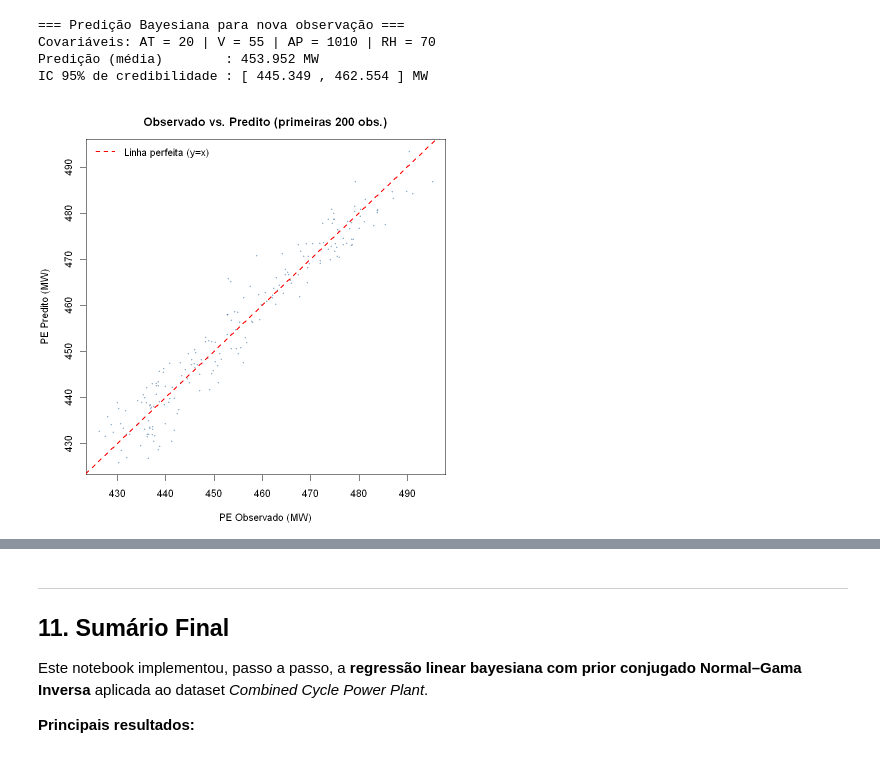
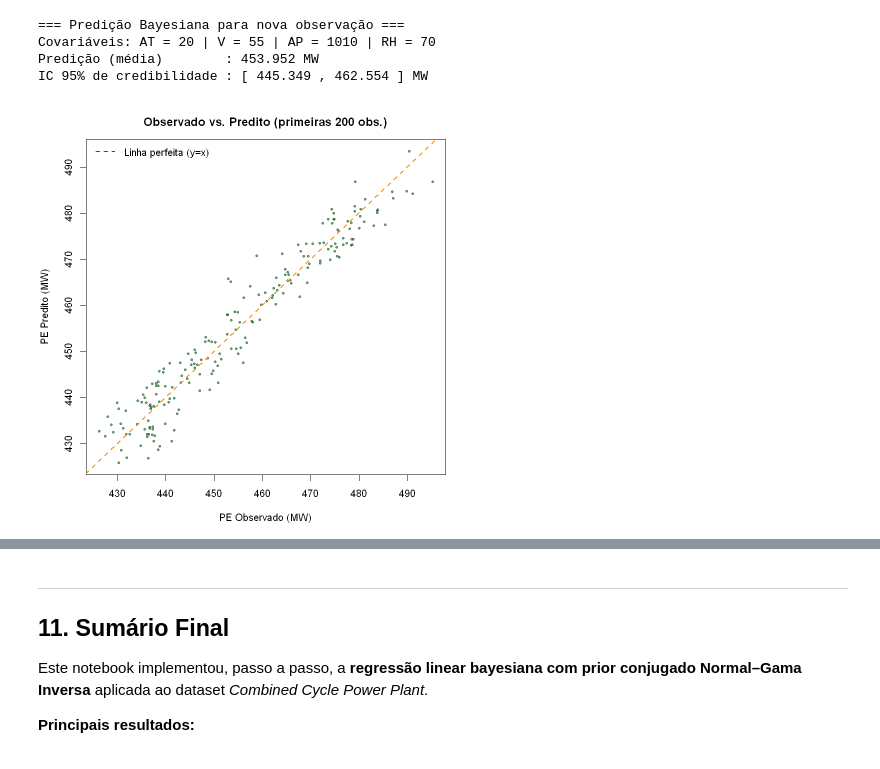
Before and after one commit to Marcehlin/Atividades-2026_1, a Jupyter notebook: Bayesiana/Trtabalho Bayesiana/regressao_bayesiana_ccpp.ipynb, the cells around one changed output, grey strips where cells are left out. Saved outputs shown, nothing was run; the diff lists cells and outputs as text; code cells hidden in the pictures.

```diff
--- a/Bayesiana/Trtabalho Bayesiana/amiguinho regressao_bayesiana_ccpp.ipynb
+++ b/Bayesiana/Trtabalho Bayesiana/regressao_bayesiana_ccpp.ipynb
@@ -700,16 +700,16 @@ IC 95% de credibilidade : [ 445.349 , 462.554 ] MW
 # %%
 # Avaliação preditiva: predições vs valores observados (primeiras 500 obs.)
 idx_aval <- 1:200
 Y_pred_med <- as.numeric(X[idx_aval, ] %*% mu_n)
 
 par(mfrow = c(1, 1), mar = c(4, 4, 3, 1))
 plot(Y[idx_aval], Y_pred_med,
      xlab = "PE Observado (MW)", ylab = "PE Predito (MW)",
      main = "Observado vs. Predito (primeiras 200 obs.)",
-     pch = 20, cex = 0.5,
-     col = adjustcolor("#4E79A7", alpha.f = 0.6))
-abline(0, 1, col = "red", lwd = 2, lty = 2)
+     pch = 19, cex = 0.5,
+     col = adjustcolor("#1a5c24", alpha.f = 0.6))
+abline(0, 1, col = "darkorange", lwd = 2, lty = 2)
 legend("topleft", legend = "Linha perfeita (y=x)",
        col = "red", lty = 2, lwd = 2, bty = "n")
 # %% [output]
-[figure, old version]
+[figure, new version]
```
Also changed, not shown: parts of 1 cell of this notebook, 1 other file.
